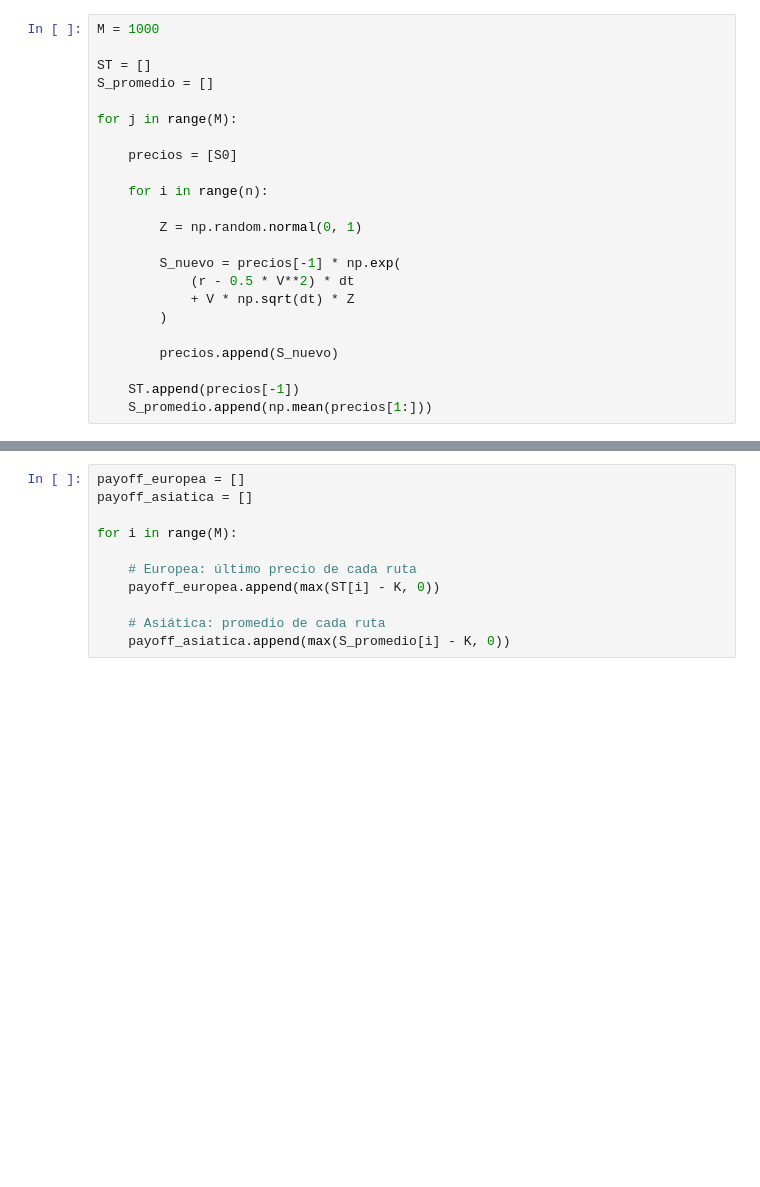
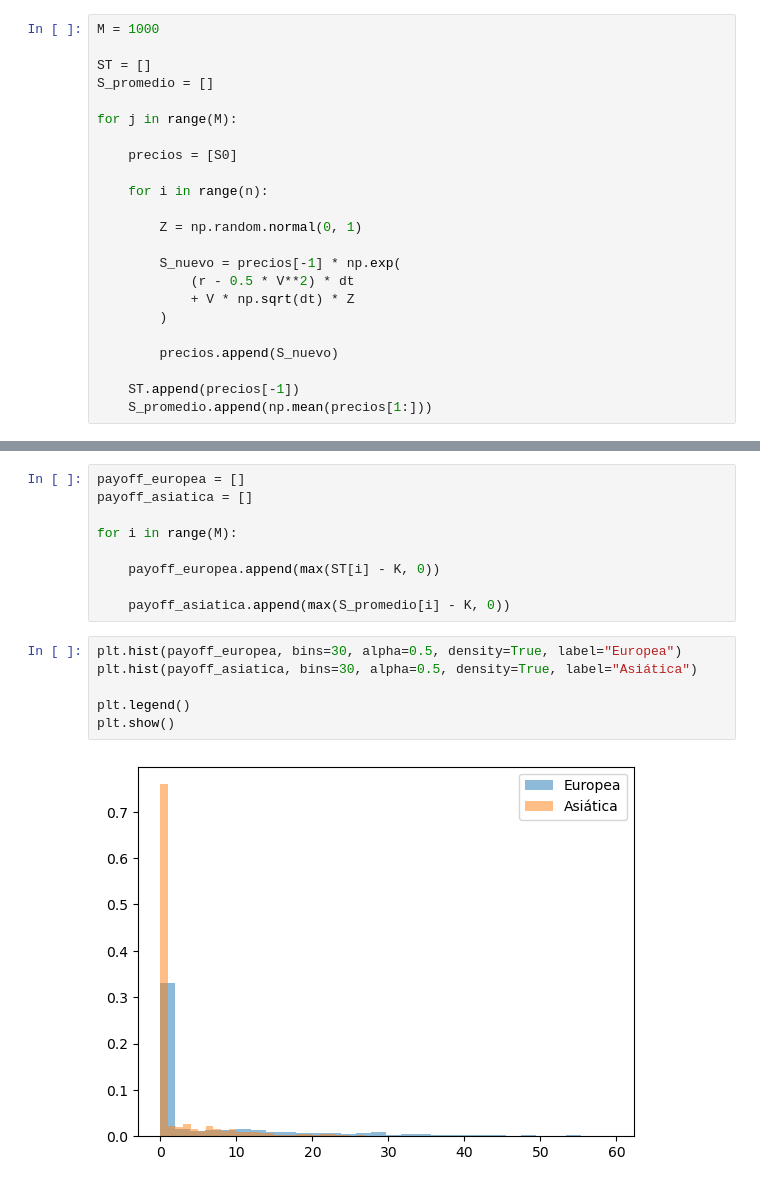
Before and after one commit to Mafergomezf/SIMULACION_DE_PROCESOS_FINANCIEROS, a Jupyter notebook: 50SIMULACIONES.ipynb, the cells around one changed output, grey strips where cells are left out. Saved outputs shown, nothing was run; the diff lists cells and outputs as text; blank space fills up the shorter version.

```diff
--- a/50SIMULACIONES.ipynb
+++ b/50SIMULACIONES.ipynb
@@ -103,11 +107,17 @@ payoff_asiatica = []
 
 for i in range(M):
 
-    # Europea: último precio de cada ruta
     payoff_europea.append(max(ST[i] - K, 0))
 
-    # Asiática: promedio de cada ruta
     payoff_asiatica.append(max(S_promedio[i] - K, 0))
+# %%
+plt.hist(payoff_europea, bins=30, alpha=0.5, density=True, label="Europea")
+plt.hist(payoff_asiatica, bins=30, alpha=0.5, density=True, label="Asiática")
+
+plt.legend()
+plt.show()
+# %% [output]
+[figure, added]
 # %%
 promedio_europea = np.mean(payoff_europea)
 promedio_asiatica = np.mean(payoff_asiatica)
```
Also changed, not shown: parts of 7 cells of this notebook.
